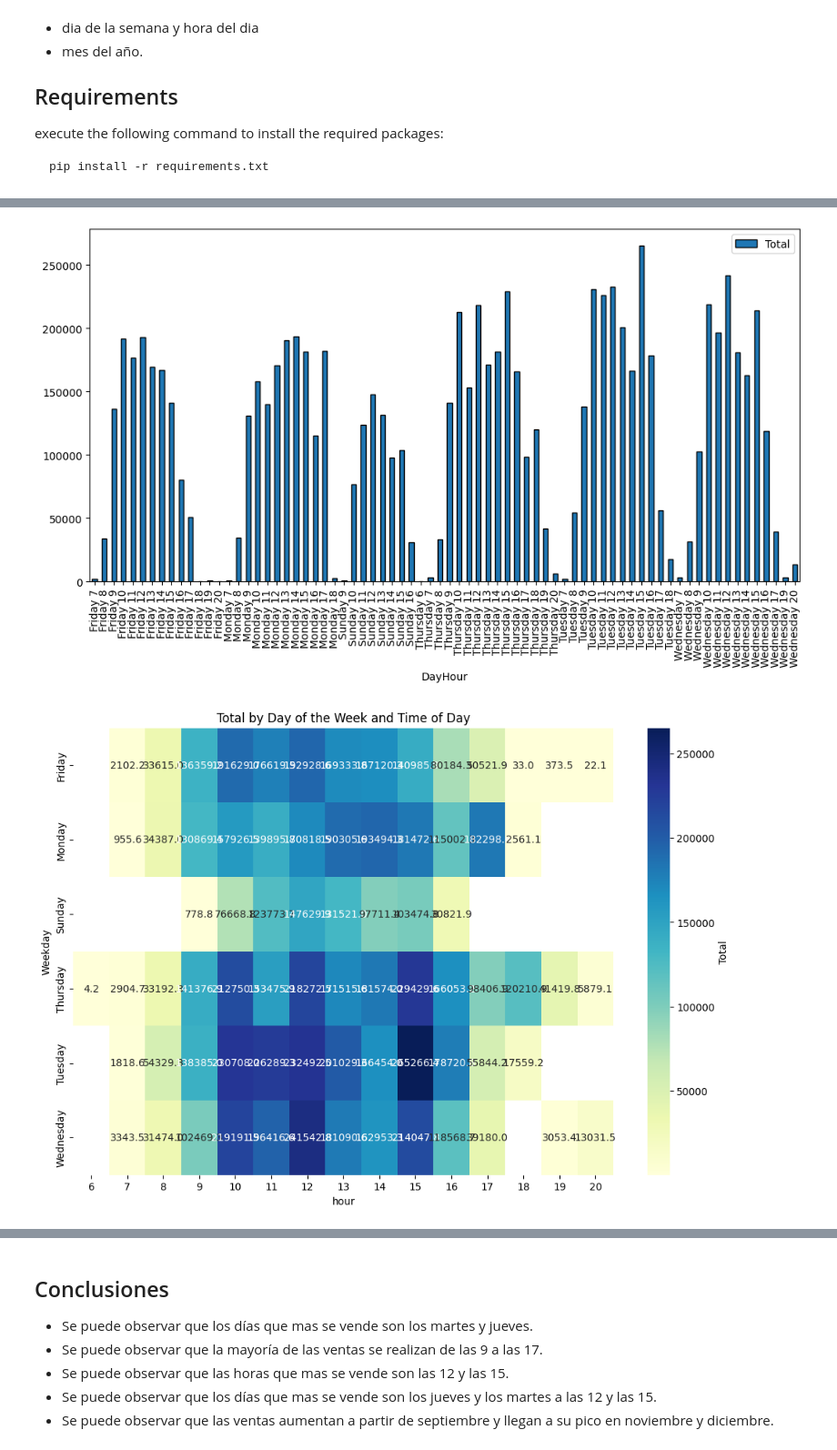
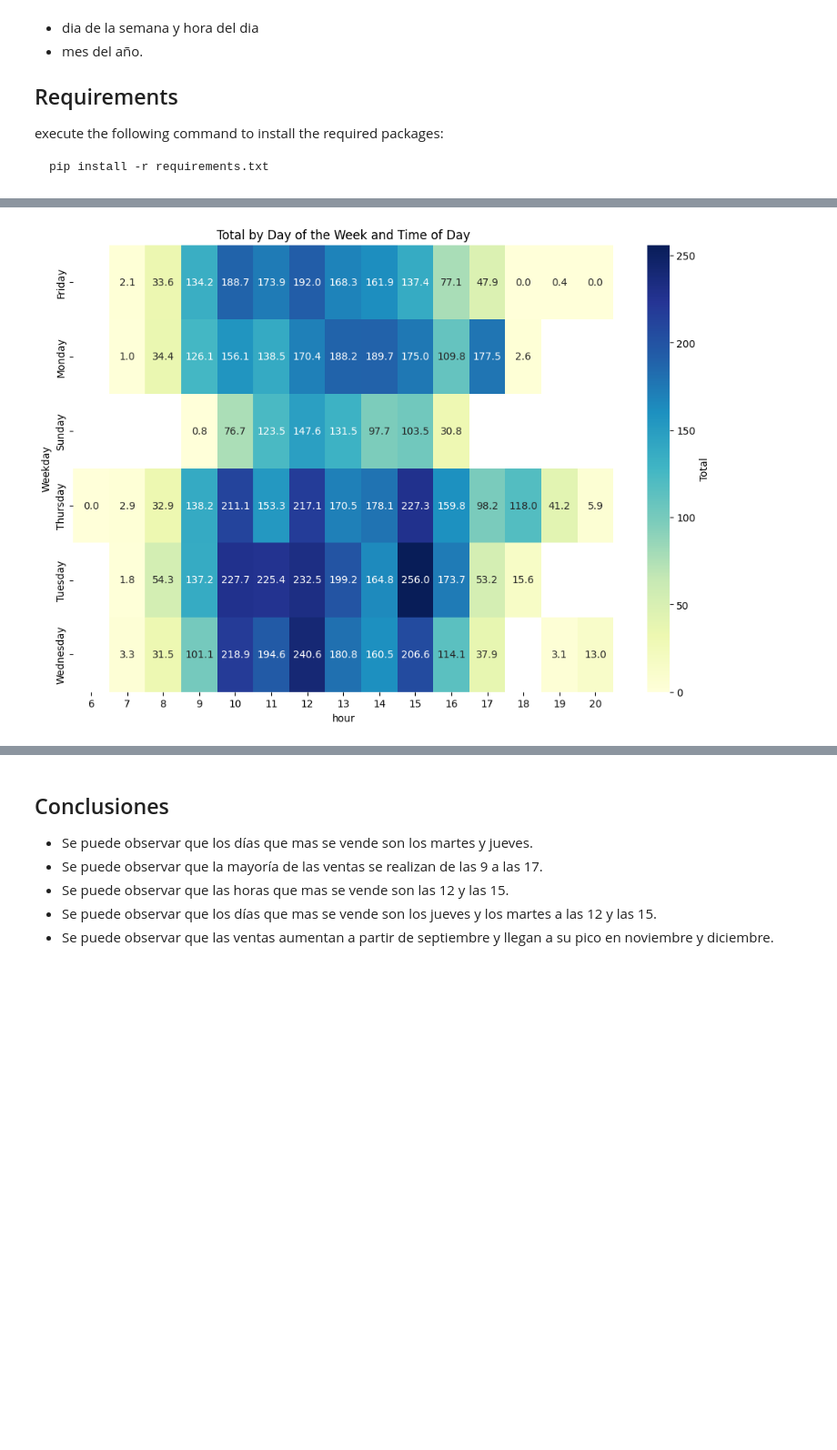
Before and after one commit to FlavioLionelRita/utn-data-science-labs, a Jupyter notebook: Exercises/03-OnlineRetail/lab.ipynb, the cells around one changed output, grey strips where cells are left out. Shown at 91% size. Drawn from its saved outputs; the diff is of its cells as text; code cells hidden in the pictures; blank space fills up the shorter version.

```diff
--- a/Exercises/03-OnlineRetail/lab.ipynb
+++ b/Exercises/03-OnlineRetail/lab.ipynb
@@ -70,0 +68,15 @@ Se crea una función para visualizar una columna en particular. La cual se utili
+# %%
+# Limpieza de los datos
+sanitized = data.loc[data['Quantity'] > 0 , :]
+sanitized = sanitized.loc[sanitized['UnitPrice'] > 0 , :]
+sanitized = sanitized.loc[sanitized['UnitPrice'] < 200, :]
+sanitized = sanitized.loc[sanitized['Country'] == 'United Kingdom', :]
+
+# Agregado de columnas
+sanitized['Date'] = pandas.to_datetime(sanitized['InvoiceDate'])
+sanitized['Total'] = sanitized['Quantity'] * sanitized['UnitPrice']
+sanitized = sanitized.loc[sanitized['Total'] > 0, :]
+sanitized = sanitized.loc[sanitized['Total'] < 5000, :]
+
+# elimino columnas que no me interesan
+sanitized = sanitized.drop(['StockCode', 'Description', 'Country', 'InvoiceDate'], axis=1)
@@ -157,7 +115,0 @@ Se limpian los datos:
-# %%
-"""Sanitize data"""
-sanitized = data.loc[data['Total'] > 0 , :]
-sanitized = sanitized.loc[data['UnitPrice'] > 0 , :]
-sanitized = sanitized.loc[sanitized['UnitPrice'] < 1000, :]
-sanitized = sanitized.loc[sanitized['Total'] < 5000, :]
-sanitized = sanitized.loc[sanitized['Country'] == 'United Kingdom', :]
@@ -235,28 +170,25 @@ plt.show()
 # %%
 import matplotlib.pyplot as plt
 import seaborn as sns
 # Agrupa por día de la semana y hora del día y calcula la suma del total
 sanitized['DayOfWeek'] = sanitized['Date'].dt.day_name()
 sanitized['HourOfDay'] = sanitized['Date'].dt.hour
 
 result = sanitized.groupby(['DayOfWeek', 'HourOfDay'])['Total'].sum().reset_index()
-# Combina las columnas 'DayOfWeek' y 'HourOfDay' en una nueva columna 'DayHour'
-result['DayHour'] = result['DayOfWeek'] + ' ' + result['HourOfDay'].astype(str)
-result.plot(kind='bar', x='DayHour', y='Total', figsize=(12, 6), edgecolor='black')
+# Dividir los valores por 1000 y redondear a un decimal
+result['Total'] = (result['Total'] / 1000).round(1)
 
 # Crea un DataFrame pivot para facilitar la creación del heatmap
 heatmap_data = result.pivot(index='DayOfWeek', columns='HourOfDay', values='Total')
-# Gráfico de calor (heatmap)
 plt.figure(figsize=(12, 8))
 sns.heatmap(heatmap_data, cmap="YlGnBu", annot=True, fmt=".1f", cbar_kws={'label': 'Total'})
 plt.title('Total by Day of the Week and Time of Day')
 plt.xlabel('hour')
 plt.ylabel('Weekday')
 
 plt.show()
 # %% [output]
-[figure, old version]
+[figure, new version]
-[figure, removed]
 # %%
 # Group by day of the week and calculate the sum of the total
 result = sanitized.groupby(sanitized['Date'].dt.month_name()).agg({'Total': 'sum'}).reset_index()
```
Also changed, not shown: parts of 19 cells of this notebook.
